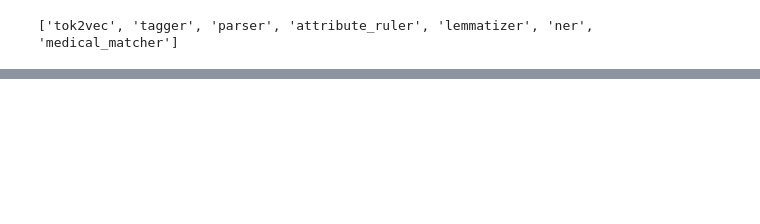
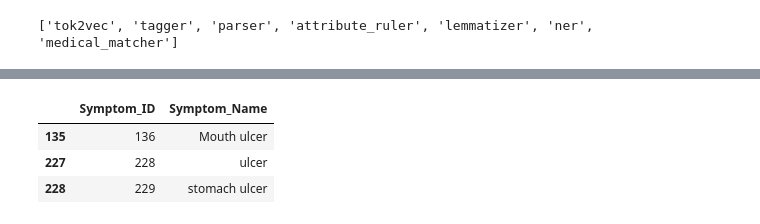
Before and after one commit to Rajaprabu9488/medical_chatbot, a Jupyter notebook: models/nlp_training.ipynb, the cells around one changed output, grey strips where cells are left out. Cells and saved outputs as stored; diff of their text form; code cells hidden in the pictures; blank space fills up the shorter version.

```diff
--- a/models/nlp_training.ipynb
+++ b/models/nlp_training.ipynb
@@ -128,7 +131,7 @@ patterns = [nlp.make_doc(med) for med in disease_list]
 
 matcher_3.add("DISEASES", patterns)
 # %%
-add_common_disease = pd.read_csv('./saved_files/nlp_dataset/symptom_dataset.csv')
+add_common_disease = pd.read_csv('../saved_files/nlp_dataset/symptom_dataset.csv')
 
-add_common_disease = add_common_disease['Symptom_Name'].tolist()
+common_disease = add_common_disease['Symptom_Name'].tolist()
 # %%
@@ -278,3 +324,10 @@ disease_dataset[disease_dataset['diseases'].str.contains('cold', case=False)]
+# %%
+add_common_disease[add_common_disease['Symptom_Name'].str.contains('ulcer', case=False)]
+# %% [output]
+|  | Symptom_ID | Symptom_Name |
+| 135 | 136 | Mouth ulcer |
+| 227 | 228 | ulcer |
+| 228 | 229 | stomach ulcer |
 # %%
 demo=[
     "I have had a severe headache for the past 3 days.",
```
Also changed, not shown: parts of 16 cells of this notebook, 10 other files.
